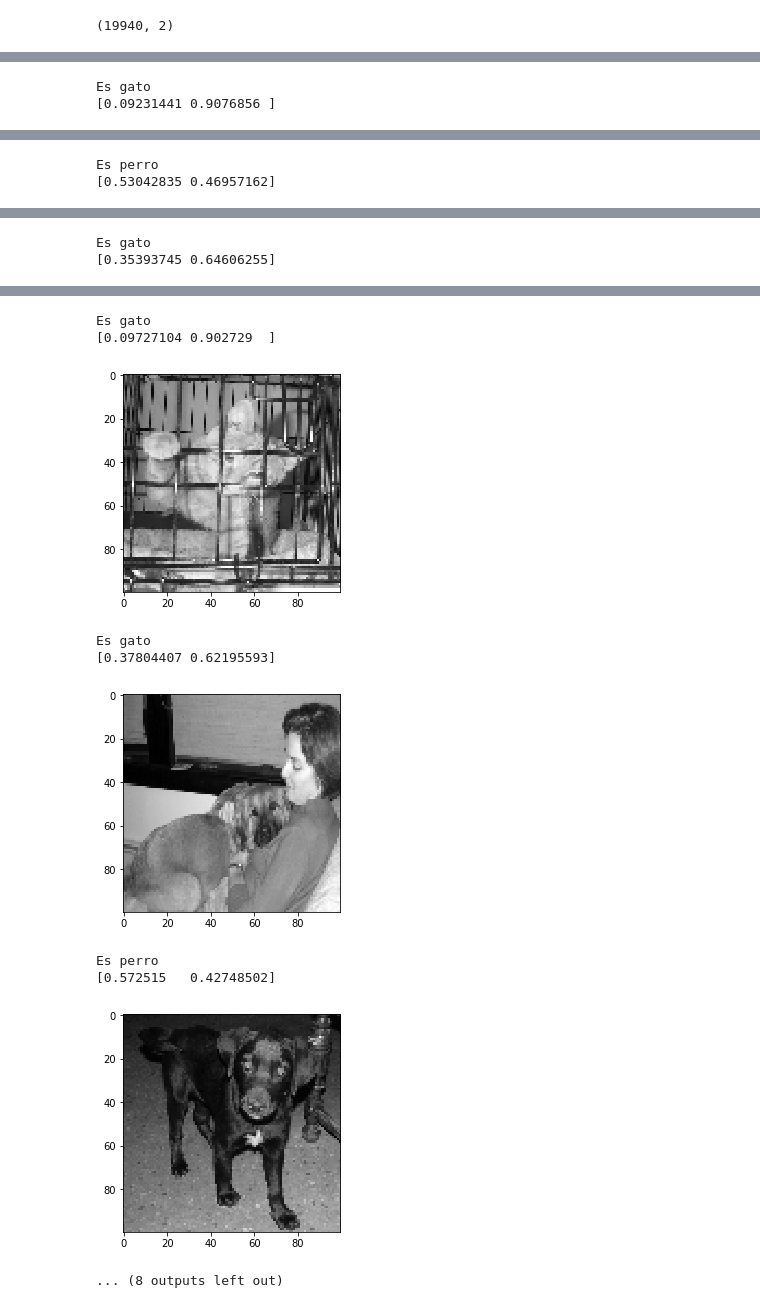
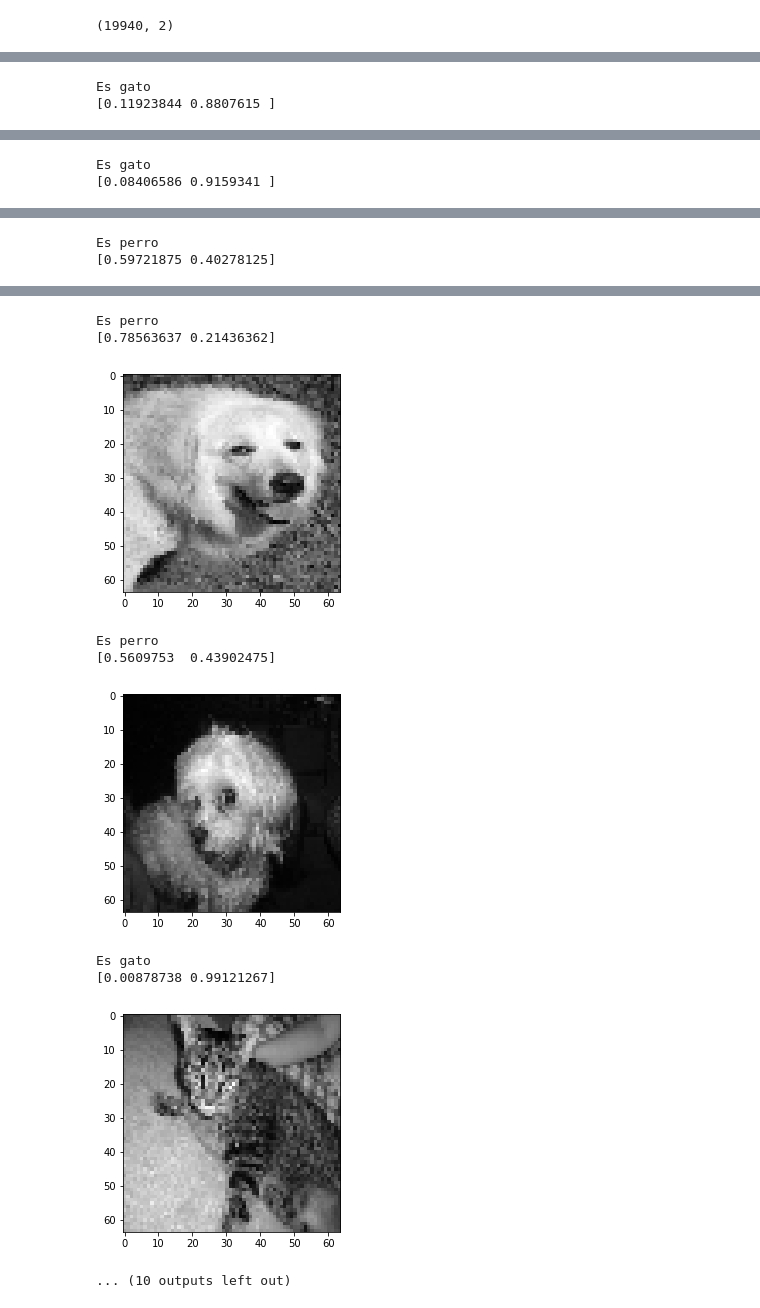
Before and after one commit to jomen93/Metrothor, a Jupyter notebook: prueba.ipynb, the cells around one changed output, grey strips where cells are left out. Drawn from its saved outputs; the diff is of its cells as text; code cells hidden in the pictures.

Commit message:
Modelo guardado
Se incrementa acc a 0.90, sin embargo se puede mejorar más para poder hacer una implementación en otros elementos

```diff
--- a/prueba.ipynb
+++ b/prueba.ipynb
@@ -22,7 +22,7 @@ Using TensorFlow backend.
 # %% [markdown]
 En primer lugar se hace una rutina para que se lean las imagenes dentro de una variable **training_data** que contenga las imágenes con su respectiva etiqueta
 # %%
-img_size = 100
+img_size = 64
 datadir = "imagenes/"
 categories = ["Perro100","Gato100"]
 training_data=[]
@@ -135,24 +135,38 @@ n_classes = 2
 
 model = Sequential()
 
-model.add(Conv2D(32,(3,3),input_shape = size,kernel_initializer = "normal"))
+model.add(Conv2D(32,(3,3),padding = "same",input_shape = size,kernel_initializer = "normal"))
+model.add(BatchNormalization(axis=-1))
 model.add(Activation("relu"))
+model.add(Conv2D(32,(3,3),padding = "same",activation="relu"))
 model.add(MaxPooling2D(pool_size = (2,2)))
 
-model.add(Conv2D(64,(3,3),input_shape = size,kernel_initializer = "normal"))
+model.add(Conv2D(64,(3,3),padding = "same"))
+model.add(BatchNormalization(axis=-1))
 model.add(Activation("relu"))
+model.add(Conv2D(64,(3,3),padding = "same",activation="relu"))
 model.add(MaxPooling2D(pool_size = (2,2)))
 
-model.add(Conv2D(128, (3, 3), kernel_initializer = 'normal'))
-model.add(Activation('relu'))
-#model.add(BatchNormalization())
-model.add(MaxPooling2D(pool_size = (2, 2)))
-model.add(Dropout(0.1))
+model.add(Conv2D(128,(3,3),padding = "same"))
+model.add(BatchNormalization(axis=-1))
+model.add(Activation("relu"))
+model.add(Conv2D(128,(3,3),padding = "same",activation="relu"))
+model.add(MaxPooling2D(pool_size = (2,2)))
+
+#model.add(Conv2D(256,(3,3),padding = "same"))
+#model.add(BatchNormalization(axis=-1))
+#model.add(Activation("relu"))
+#model.add(Conv2D(256,(3,3),padding = "same",activation="relu"))
+#model.add(MaxPooling2D(pool_size = (2,2)))
 
 model.add(Flatten())
-model.add(Dense(128))
+model.add(Dense(256))
+model.add(BatchNormalization(axis=-1))
 model.add(Activation('relu'))
+model.add(Dropout(0.2))
+
 model.add(Dense(n_classes))
+model.add(BatchNormalization(axis=-1))
 model.add(Activation('softmax'))
 
 model.compile(loss = 'categorical_crossentropy',
@@ -180,6 +194,6 @@ Non-trainable params: 0
 _________________________________________________________________
 # %%
-model.fit(X_train, Y_train, batch_size = 256, epochs = 4,
+history = model.fit(X_train, Y_train, batch_size = 60, epochs = 4,
         validation_split = 0.2, verbose = 1)
 # %% [output]
 Train on 15952 samples, validate on 3988 samples
@@ -214,5 +227,5 @@ array([[0.60489696, 0.39510307],
 # %%
-for i in range(10):
+for i in range(11):
     ima= np.random.randint(len(X_test))
     if np.argmax(Y_pred[ima]) == 1:
         print("Es gato")
@@ -223,4 +236,4 @@ for i in range(10):
     plt.show()
 # %% [output]
 Es gato
-[0.09231441 0.9076856 ]
+[0.11923844 0.8807615 ]
@@ -228,2 +241,2 @@ Es gato
-Es perro
-[0.53042835 0.46957162]
+Es gato
+[0.08406586 0.9159341 ]
@@ -231,2 +244,2 @@ Es perro
-Es gato
-[0.35393745 0.64606255]
+Es perro
+[0.59721875 0.40278125]
@@ -234,13 +247,13 @@ Es gato
-Es gato
-[0.09727104 0.902729  ]
+Es perro
+[0.78563637 0.21436362]
-[figure, old version]
+[figure, new version]
-Es gato
-[0.37804407 0.62195593]
+Es perro
+[0.5609753  0.43902475]
-[figure, old version]
+[figure, new version]
-Es perro
-[0.572515   0.42748502]
+Es gato
+[0.00878738 0.99121267]
-[figure, old version]
+[figure, new version]
-... (8 outputs left out)
+... (10 outputs left out)
 # %%
 Y_pred = model.predict(X_test)
 Y_pred_real = []
```
Also changed, not shown: parts of 18 cells of this notebook, 2 other files.
